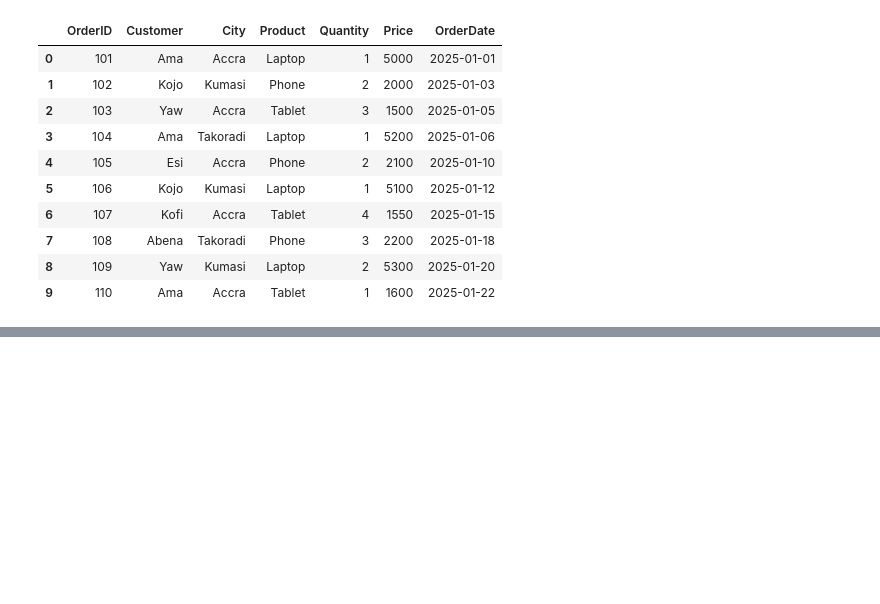
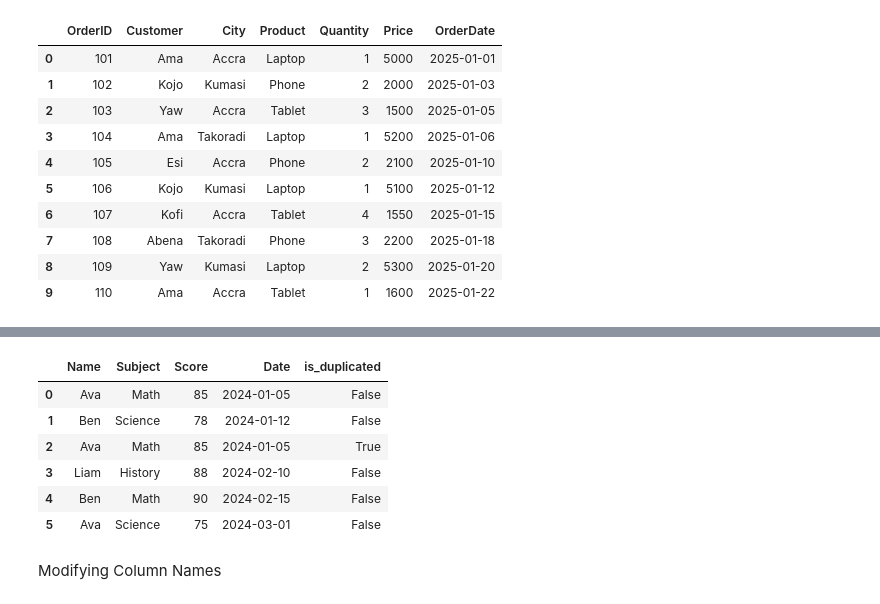
Before and after one commit to llawlaw23/Python_101, a Jupyter notebook: Python.ipynb, the cells around one changed output, grey strips where cells are left out. Cells and saved outputs as stored; diff of their text form; code cells hidden in the pictures; blank space fills up the shorter version.

```diff
--- a/Python.ipynb
+++ b/Python.ipynb
@@ -2182,0 +2265,15 @@ orders["Day"] = orders["OrderDate"].dt.day
+# %%
+df.columns = df.columns.str.upper()
+# %%
+df.columns = df.columns.str.lower()
+# %%
+df.columns = df.columns.str.capitalize()
+df
+# %% [output]
+|  | Name | Subject | Score | Date | is_duplicated |
+| 0 | Ava | Math | 85 | 2024-01-05 | False |
+| 1 | Ben | Science | 78 | 2024-01-12 | False |
+| 2 | Ava | Math | 85 | 2024-01-05 | True |
+| 3 | Liam | History | 88 | 2024-02-10 | False |
+| 4 | Ben | Math | 90 | 2024-02-15 | False |
+| 5 | Ava | Science | 75 | 2024-03-01 | False |
@@ -2182,0 +2284,2 @@ orders["Day"] = orders["OrderDate"].dt.day
+# %% [markdown]
+Modifying Column Names
```
Also changed, not shown: parts of 20 cells of this notebook.
